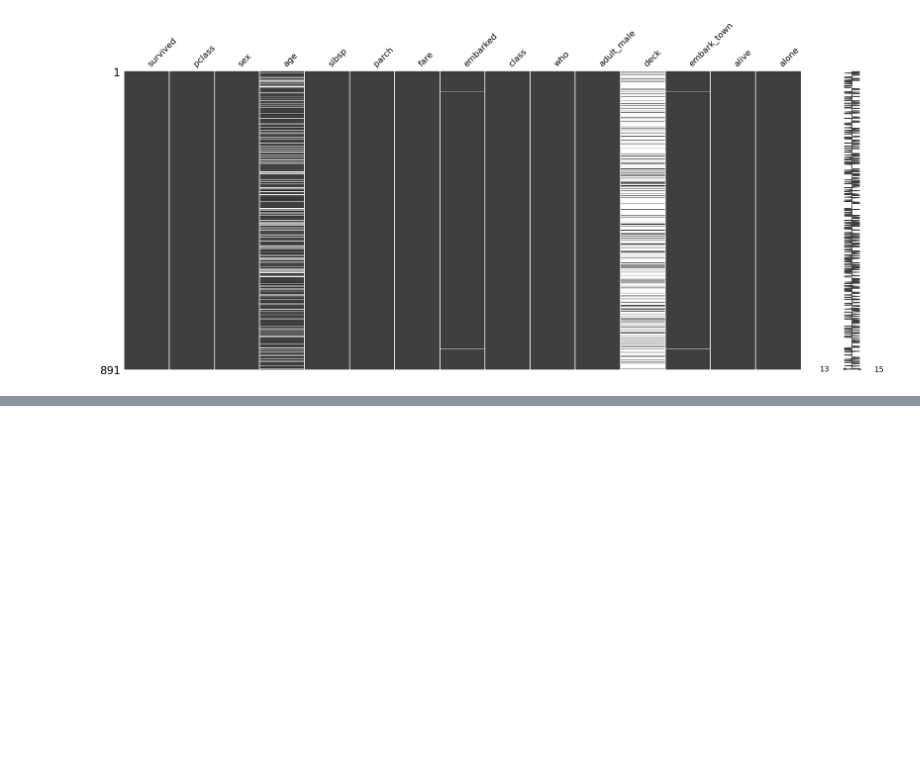
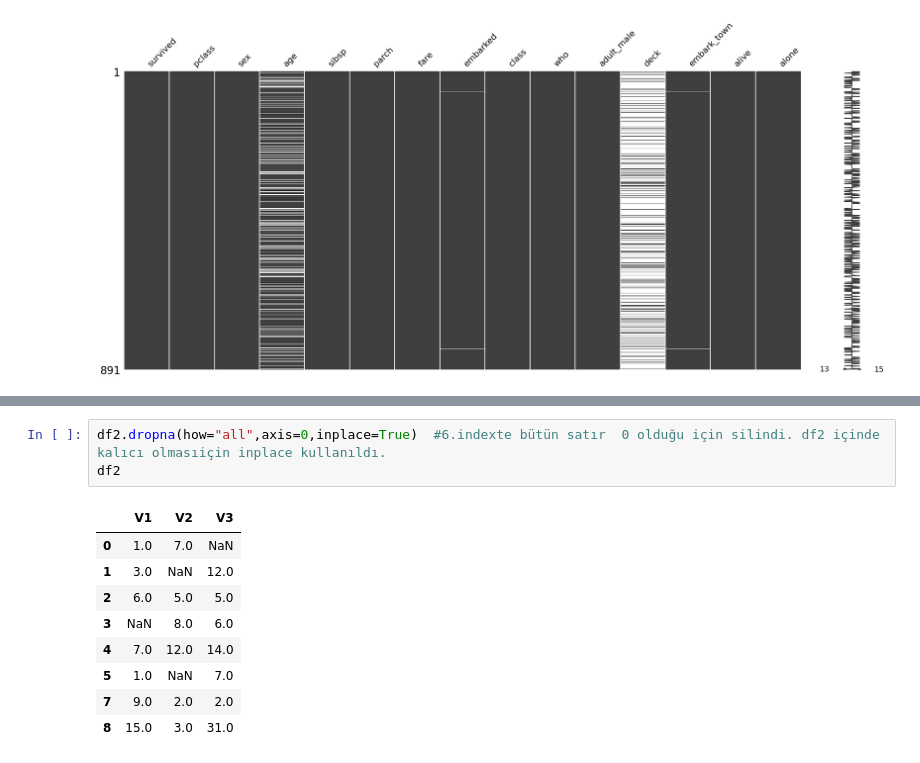
Before and after one commit to ibeka41/Data-Science-and-ML, a Jupyter notebook: veri_onisleme.ipynb, the cells around one changed output, grey strips where cells are left out. Drawn from its saved outputs; the diff is of its cells as text; blank space fills up the shorter version.

```diff
--- a/veri_onisleme.ipynb
+++ b/veri_onisleme.ipynb
@@ -742,0 +861,13 @@ msno.matrix(df2)
+# %%
+df2.dropna(how="all",axis=0,inplace=True)  #6.indexte bütün satır  0 olduğu için silindi. df2 içinde kalıcı olmasıiçin inplace kullanıldı.
+df2
+# %% [output]
+|  | V1 | V2 | V3 |
+| 0 | 1.0 | 7.0 | NaN |
+| 1 | 3.0 | NaN | 12.0 |
+| 2 | 6.0 | 5.0 | 5.0 |
+| 3 | NaN | 8.0 | 6.0 |
+| 4 | 7.0 | 12.0 | 14.0 |
+| 5 | 1.0 | NaN | 7.0 |
+| 7 | 9.0 | 2.0 | 2.0 |
+| 8 | 15.0 | 3.0 | 31.0 |
```
Also changed, not shown: parts of 11 cells of this notebook.
